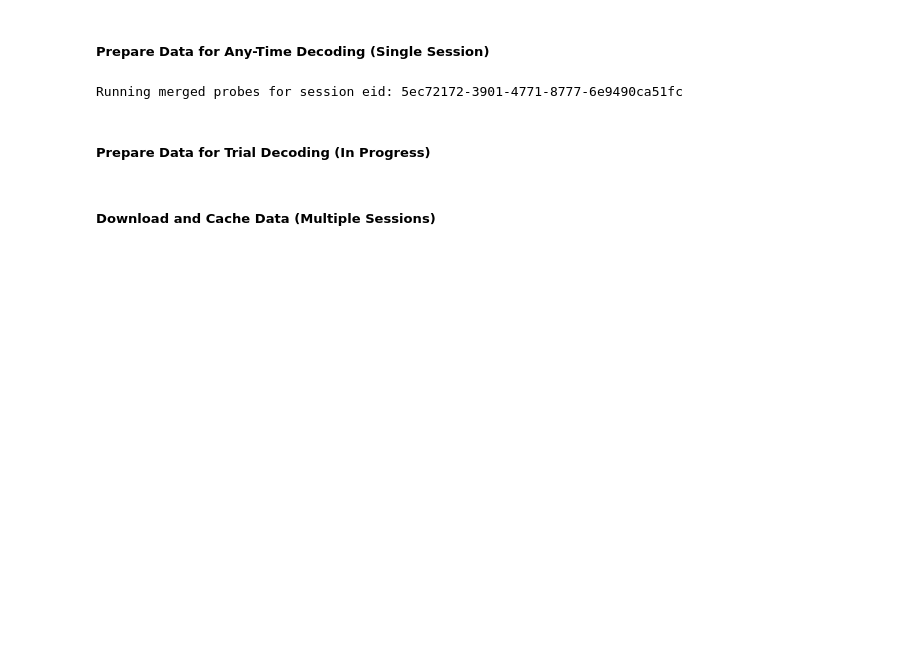
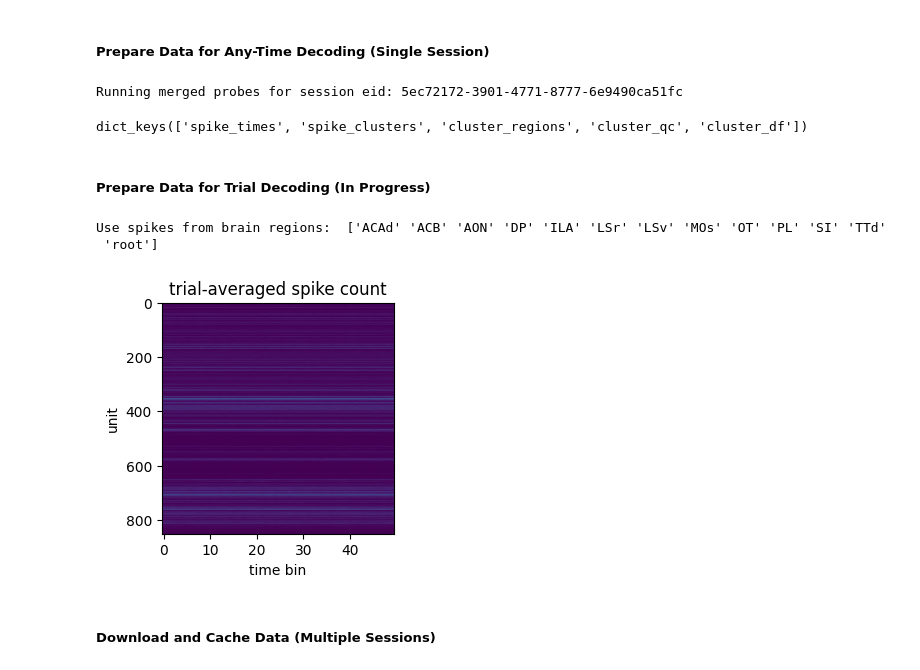
Before and after one commit to colehurwitz/IBL_foundation_model, a Jupyter notebook: notebooks/data_loading_examples.ipynb, the cells around one changed output. Cells and saved outputs as stored; diff of their text form; code cells hidden in the pictures; blank space fills up the shorter version.

Commit message:
added binned spike data

```diff
--- a/notebooks/data_loading_examples.ipynb
+++ b/notebooks/data_loading_examples.ipynb
@@ -67,11 +70,41 @@ dict_keys(['wheel_pos', 'wheel_vel', 'left_whisker', 'right_whisker', 'body_whis
 ##### Prepare Data for Any-Time Decoding (Single Session)
 # %%
 params = {
-    'merged_probes': True
+    'merged_probes': True,
+    # setup for trial decoding:
+    'align_time': 'stimOn_times',
+    'time_window': (-.2, .8),
+    'binsize': 0.02,
+    'single_region': False # use all available regions
 }
 # %%
 neural_dict, behave_dict, metadata = prepare_data(one, idx, bwm_df, params)
 # %% [output]
 Running merged probes for session eid: 5ec72172-3901-4771-8777-6e9490ca51fc
+# %%
+neural_dict.keys()
+# %% [output]
+dict_keys(['spike_times', 'spike_clusters', 'cluster_regions', 'cluster_qc', 'cluster_df'])
 # %% [markdown]
 ##### Prepare Data for Trial Decoding (In Progress)
+# %%
+brainreg = BrainRegions()
+beryl_reg = brainreg.acronym2acronym(neural_dict['cluster_regions'], mapping='Beryl')
+regions = ([[k] for k in np.unique(beryl_reg)] if params['single_region'] else [np.unique(beryl_reg)])
+print(f"Use spikes from brain regions: ", regions[0])
+# %% [output]
+Use spikes from brain regions:  ['ACAd' 'ACB' 'AON' 'DP' 'ILA' 'LSr' 'LSv' 'MOs' 'OT' 'PL' 'SI' 'TTd'
+ 'root']
+# %%
+region_cluster_ids = select_brain_regions(neural_dict, beryl_reg, regions[0], **params)
+# %%
+# 'binned_spikes' is very sparse - how to handle the tokenization more efficiently?
+binned_spikes, clusters_used_in_bins = bin_spiking_data(region_cluster_ids, neural_dict, trials, **params)
+# %%
+plt.figure(figsize=(3,3))
+plt.imshow(np.mean(binned_spikes, 0).T, aspect="auto")
+plt.title(f"trial-averaged spike count")
+plt.xlabel("time bin")
+plt.ylabel("unit");
+# %% [output]
+[figure, added]
```
Also changed, not shown: parts of 3 cells of this notebook, 2 other files.
